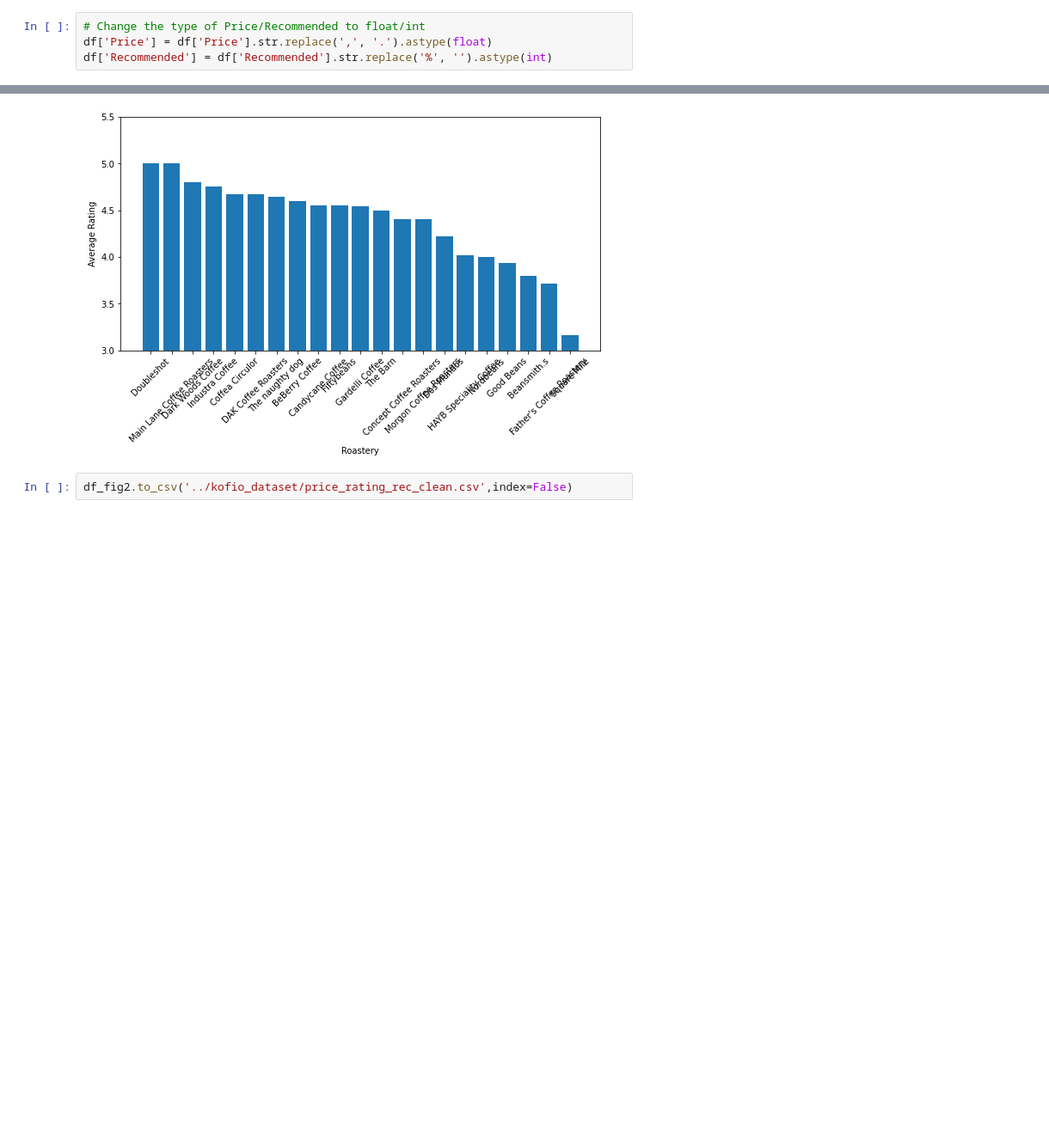
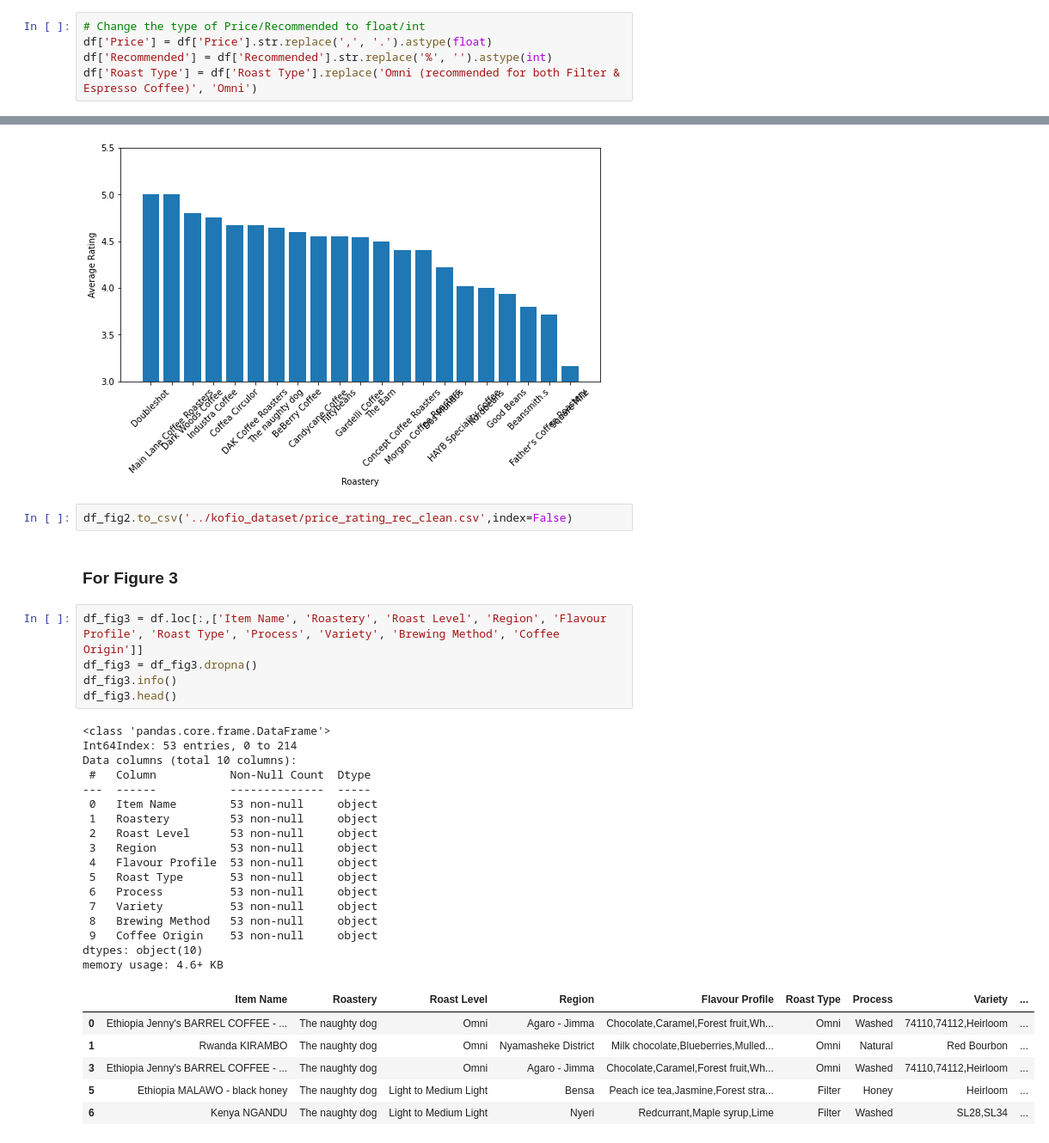
Before and after one commit to com-480-data-visualization/project-2023-kingdom_of_kaffa, a Jupyter notebook: dataset_analysis/kofio_da.ipynb, the cells around one changed output, grey strips where cells are left out. Shown: that part at 86% size. Drawn from its saved outputs; the diff is of its cells as text; blank space fills up the shorter version.

```diff
--- a/dataset_analysis/kofio_da.ipynb
+++ b/dataset_analysis/kofio_da.ipynb
@@ -63,6 +63,7 @@ print(df[selected_columns[0] + selected_columns[1]].count()[0])
 # Change the type of Price/Recommended to float/int
 df['Price'] = df['Price'].str.replace(',', '.').astype(float)
 df['Recommended'] = df['Recommended'].str.replace('%', '').astype(int)
+df['Roast Type'] = df['Roast Type'].replace('Omni (recommended for both Filter & Espresso Coffee)', 'Omni')
 # %% [markdown]
 ### For Figure 2
 # %%
@@ -144,4 +145,35 @@ Name: Rating, dtype: float64
 [figure]
 # %%
 df_fig2.to_csv('../kofio_dataset/price_rating_rec_clean.csv',index=False)
+# %% [markdown]
+### For Figure 3
+# %%
+df_fig3 = df.loc[:,['Item Name', 'Roastery', 'Roast Level',	'Region', 'Flavour Profile', 'Roast Type', 'Process', 'Variety', 'Brewing Method', 'Coffee Origin']]
+df_fig3 = df_fig3.dropna()
+df_fig3.info()
+df_fig3.head()
+# %% [output]
+<class 'pandas.core.frame.DataFrame'>
+Int64Index: 53 entries, 0 to 214
+Data columns (total 10 columns):
+ #   Column           Non-Null Count  Dtype
+---  ------           --------------  -----
+ 0   Item Name        53 non-null     object
+ 1   Roastery         53 non-null     object
+ 2   Roast Level      53 non-null     object
+ 3   Region           53 non-null     object
+ 4   Flavour Profile  53 non-null     object
+ 5   Roast Type       53 non-null     object
+ 6   Process          53 non-null     object
+ 7   Variety          53 non-null     object
+ 8   Brewing Method   53 non-null     object
+ 9   Coffee Origin    53 non-null     object
+dtypes: object(10)
+memory usage: 4.6+ KB
+|  | Item Name | Roastery | Roast Level | Region | Flavour Profile | Roast Type | Process | Variety | ... |
+| 0 | Ethiopia Jenny's BARREL COFFEE - ... | The naughty dog | Omni | Agaro - Jimma | Chocolate,Caramel,Forest fruit,Wh... | Omni | Washed | 74110,74112,Heirloom | ... |
+| 1 | Rwanda KIRAMBO | The naughty dog | Omni | Nyamasheke District | Milk chocolate,Blueberries,Mulled... | Omni | Natural | Red Bourbon | ... |
+| 3 | Ethiopia Jenny's BARREL COFFEE - ... | The naughty dog | Omni | Agaro - Jimma | Chocolate,Caramel,Forest fruit,Wh... | Omni | Washed | 74110,74112,Heirloom | ... |
+| 5 | Ethiopia MALAWO - black honey | The naughty dog | Light to Medium Light | Bensa | Peach ice tea,Jasmine,Forest stra... | Filter | Honey | Heirloom | ... |
+| 6 | Kenya NGANDU | The naughty dog | Light to Medium Light | Nyeri | Redcurrant,Maple syrup,Lime | Filter | Washed | SL28,SL34 | ... |
 # %%
```
Also changed, not shown: parts of 5 cells of this notebook.
